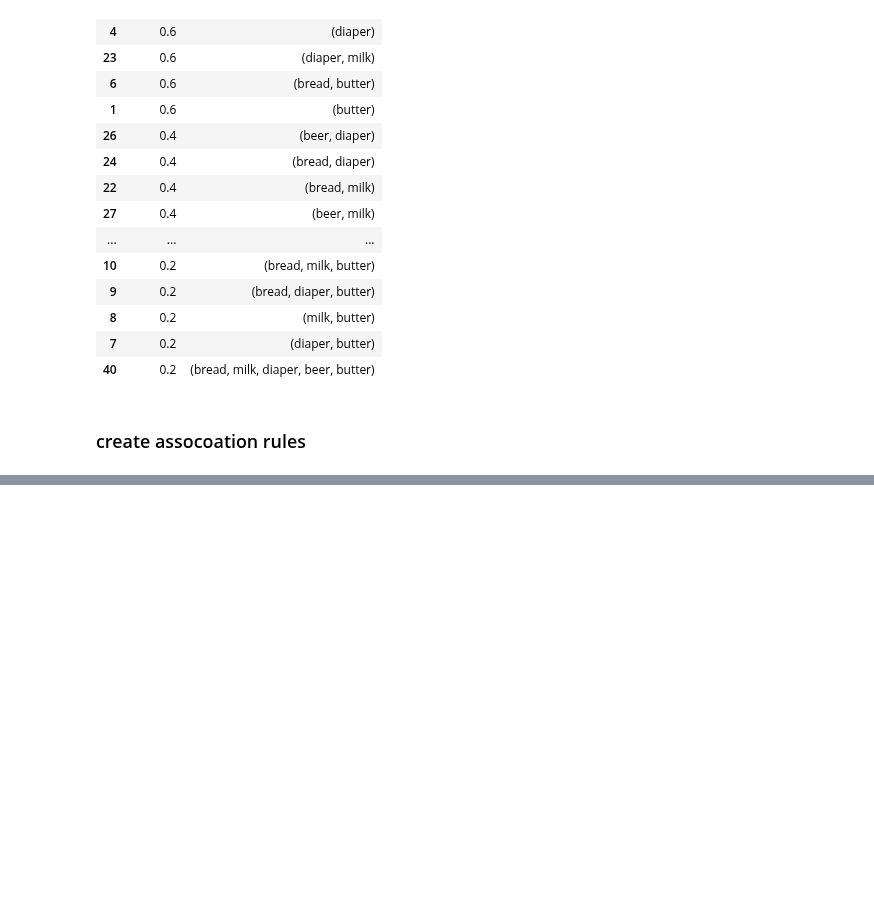
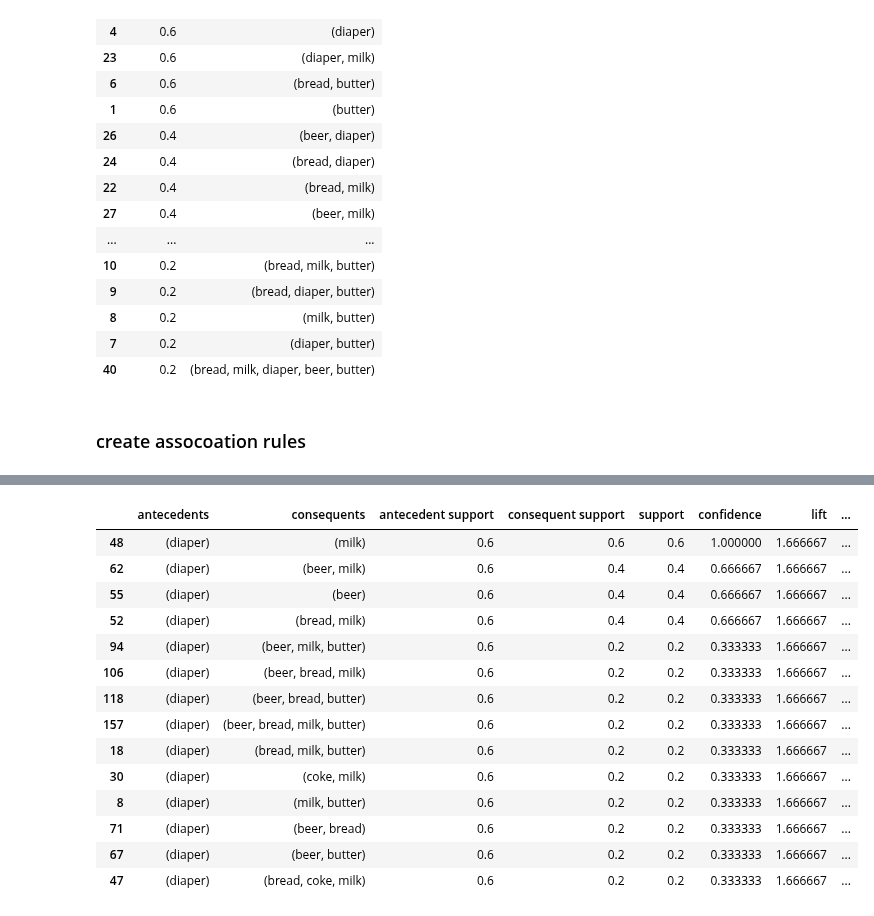
Before and after one commit to pNatTueku/ml_learning_with_ajprasertcbs, a Jupyter notebook: notebooks/market_basket_analysis.ipynb, the cells around one changed output, grey strips where cells are left out. Cells and saved outputs as stored; diff of their text form; code cells hidden in the pictures; blank space fills up the shorter version.

```diff
--- a/notebooks/market_basket_analysis.ipynb
+++ b/notebooks/market_basket_analysis.ipynb
@@ -154,0 +234,18 @@ frequent_itemsets.sort_values('support', ascending = False)
+# %%
+rules[rules['antecedents'] == {'diaper'}]
+# %% [output]
+|  | antecedents | consequents | antecedent support | consequent support | support | confidence | lift | ... |
+| 48 | (diaper) | (milk) | 0.6 | 0.6 | 0.6 | 1.000000 | 1.666667 | ... |
+| 62 | (diaper) | (beer, milk) | 0.6 | 0.4 | 0.4 | 0.666667 | 1.666667 | ... |
+| 55 | (diaper) | (beer) | 0.6 | 0.4 | 0.4 | 0.666667 | 1.666667 | ... |
+| 52 | (diaper) | (bread, milk) | 0.6 | 0.4 | 0.4 | 0.666667 | 1.666667 | ... |
+| 94 | (diaper) | (beer, milk, butter) | 0.6 | 0.2 | 0.2 | 0.333333 | 1.666667 | ... |
+| 106 | (diaper) | (beer, bread, milk) | 0.6 | 0.2 | 0.2 | 0.333333 | 1.666667 | ... |
+| 118 | (diaper) | (beer, bread, butter) | 0.6 | 0.2 | 0.2 | 0.333333 | 1.666667 | ... |
+| 157 | (diaper) | (beer, bread, milk, butter) | 0.6 | 0.2 | 0.2 | 0.333333 | 1.666667 | ... |
+| 18 | (diaper) | (bread, milk, butter) | 0.6 | 0.2 | 0.2 | 0.333333 | 1.666667 | ... |
+| 30 | (diaper) | (coke, milk) | 0.6 | 0.2 | 0.2 | 0.333333 | 1.666667 | ... |
+| 8 | (diaper) | (milk, butter) | 0.6 | 0.2 | 0.2 | 0.333333 | 1.666667 | ... |
+| 71 | (diaper) | (beer, bread) | 0.6 | 0.2 | 0.2 | 0.333333 | 1.666667 | ... |
+| 67 | (diaper) | (beer, butter) | 0.6 | 0.2 | 0.2 | 0.333333 | 1.666667 | ... |
+| 47 | (diaper) | (bread, coke, milk) | 0.6 | 0.2 | 0.2 | 0.333333 | 1.666667 | ... |
```
Also changed, not shown: parts of 15 cells of this notebook.
